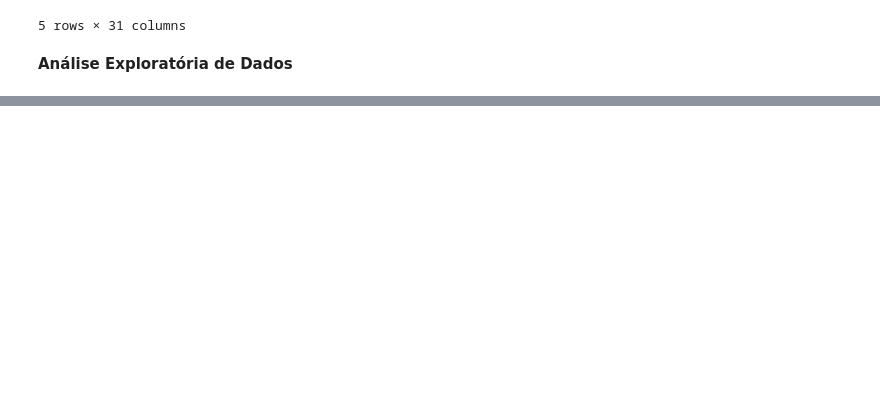
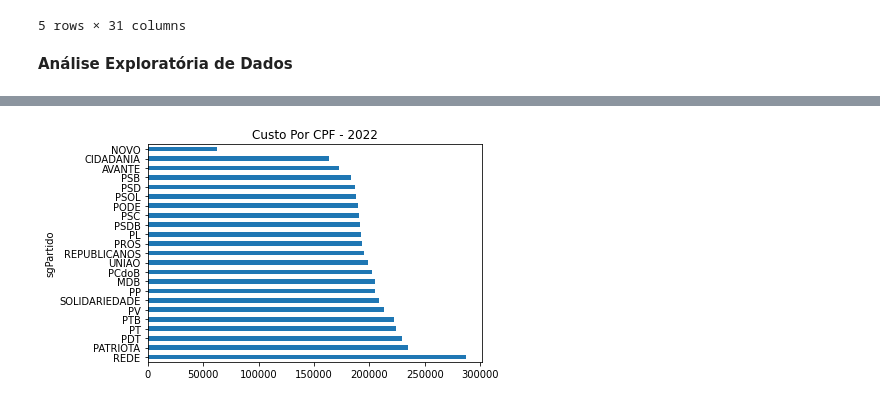
Before and after one commit to joaofranca13/camara-deputados-despesas, a Jupyter notebook: src/dataviz-dados-abertos-camara.ipynb, the cells around one changed output, grey strips where cells are left out. Saved outputs shown, nothing was run; the diff lists cells and outputs as text; code cells hidden in the pictures; blank space fills up the shorter version.

```diff
--- a/src/dataviz-dados-abertos-camara.ipynb
+++ b/src/dataviz-dados-abertos-camara.ipynb
@@ -99,0 +122,17 @@ plt.show()
+# %%
+(
+    ano_corrente_df
+    .groupby("sgPartido")["vlrDocumento"]
+    .sum()
+    /
+    ano_corrente_df
+    .groupby("sgPartido")["cpf"]
+    .nunique()
+
+).sort_values(ascending=False).plot(kind="barh")
+
+plt.title("Custo Por CPF - " + str(ano_corrente - 1))
+
+plt.show()
+# %% [output]
+[figure, added]
```
Also changed, not shown: parts of 9 cells of this notebook.
